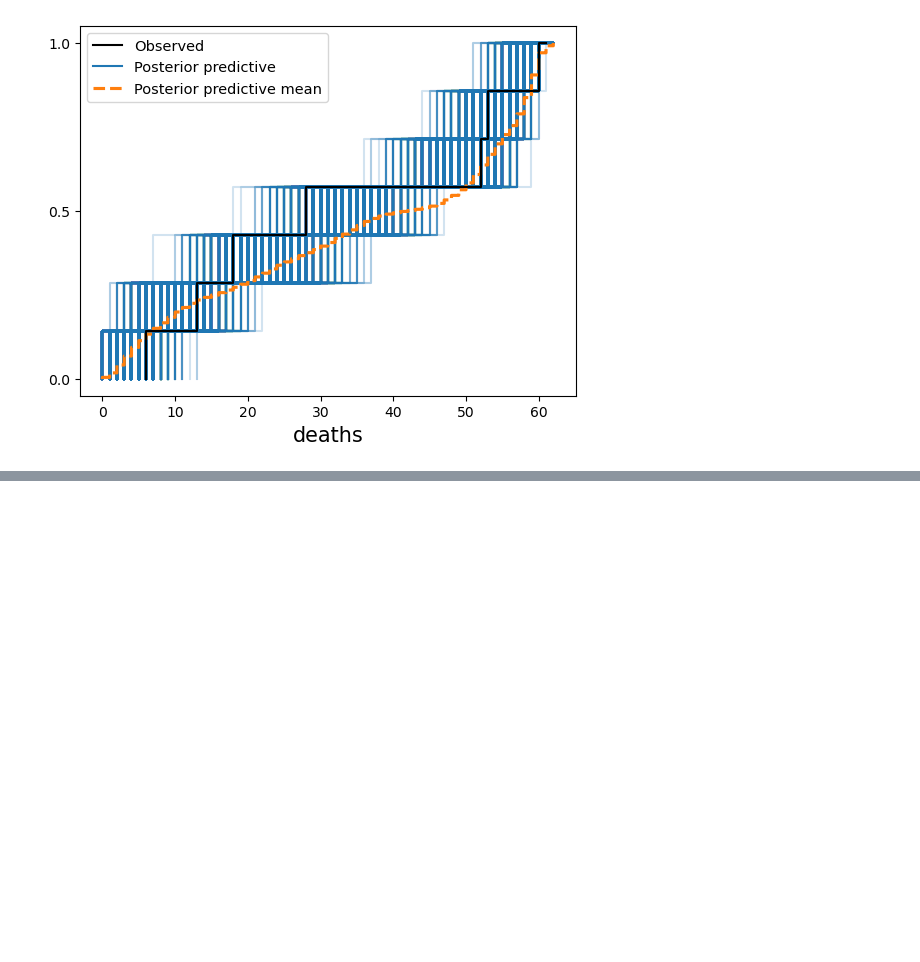
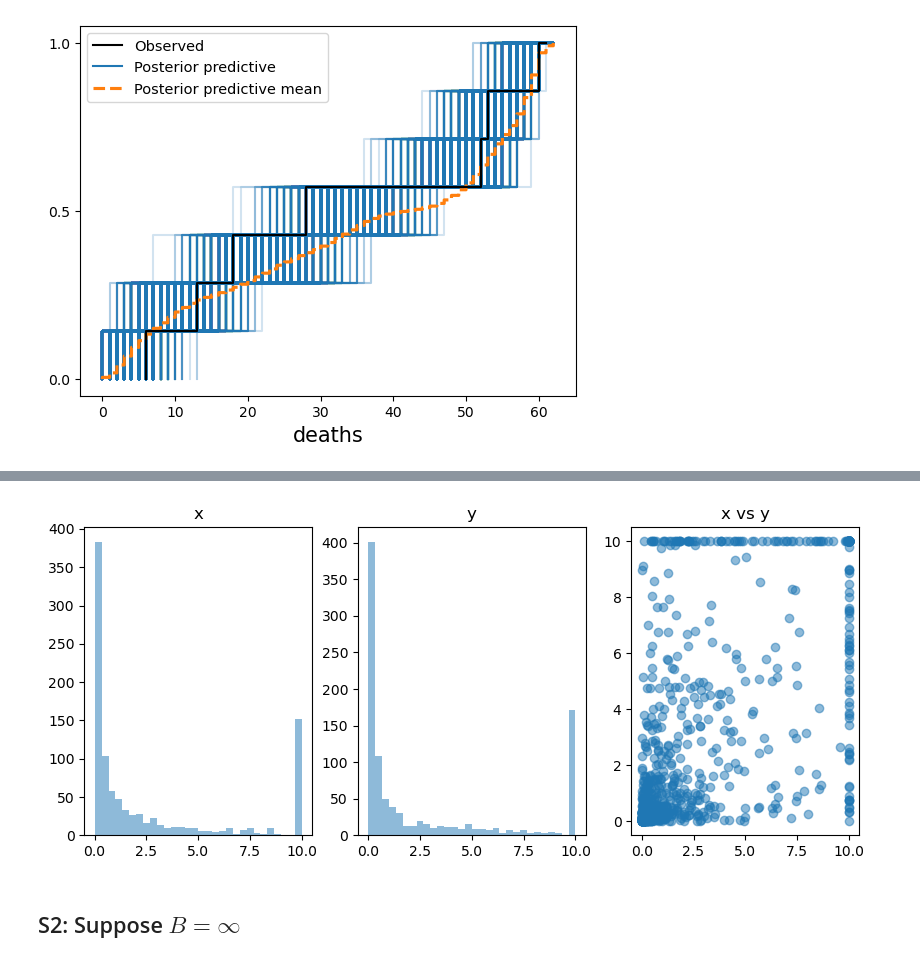
Before and after one commit to romanAVJ/glm-mds, a Jupyter notebook: homework/hw4/hw4.ipynb, the cells around one changed output, grey strips where cells are left out. Drawn from its saved outputs; the diff is of its cells as text; code cells hidden in the pictures; blank space fills up the shorter version.

```diff
--- a/homework/hw4/hw4.ipynb
+++ b/homework/hw4/hw4.ipynb
@@ -178,0 +193,26 @@ az.plot_ppc(post_checks, data_pairs={'deaths': 'deaths'}, kind='cumulative')
+# %%
+# fix seed
+RNG = np.random.default_rng(seed=42)
+# %%
+# gibbs sampling
+def rvs_trunc_exponential(lambd, B=10):
+    # sampling
+    z = RNG.exponential(scale=1/lambd, size=1)
+    #  obsrevations beyond B
+    z = z.clip(max=B)
+    return z[0]  # get value
+
+# sample gibbs
+def gibbs_sampling_trunc_exp(n=100, B=10, init_value=1/10):
+    # generate n samples
+    x = np.empty(shape=n)
+    y = np.empty(shape=n)
+
+    # init value
+    x[0] = init_value
+    y[0] = rvs_trunc_exponential(lambd=x[0], B=B)
+    for i in tqdm(range(1, n)):
+        x[i] = rvs_trunc_exponential(lambd=x[i-1], B=B)
+        y[i] = rvs_trunc_exponential(lambd=x[i-1], B=B)
+
+    return np.array([x, y]).T
@@ -178,0 +221,4 @@ az.plot_ppc(post_checks, data_pairs={'deaths': 'deaths'}, kind='cumulative')
+# %%
+# sample when B = 10
+xy_gibbs_sampling = gibbs_sampling_trunc_exp(n=1000, B=10)
+xy_gibbs_sampling
@@ -178,0 +233,18 @@ az.plot_ppc(post_checks, data_pairs={'deaths': 'deaths'}, kind='cumulative')
+# %%
+# plot histogram of x and y
+fig, ax = plt.subplots(1, 3, figsize=(10, 4))
+# x histogram
+ax[0].hist(xy_gibbs_sampling[:, 0], bins=30, alpha=0.5)
+ax[0].set_title('x')
+# y histogram
+ax[1].hist(xy_gibbs_sampling[:, 1], bins=30, alpha=0.5)
+ax[1].set_title('y')
+# scatter plot x vs y
+ax[2].scatter(xy_gibbs_sampling[:, 0], xy_gibbs_sampling[:, 1], alpha=0.5)
+ax[2].set_title('x vs y')
+# show plot
+plt.show()
+# %% [output]
+[figure, added]
+# %% [markdown]
+## S2: Suppose $B = \infty$
```
Also changed, not shown: parts of 60 cells of this notebook, 1 other file.
